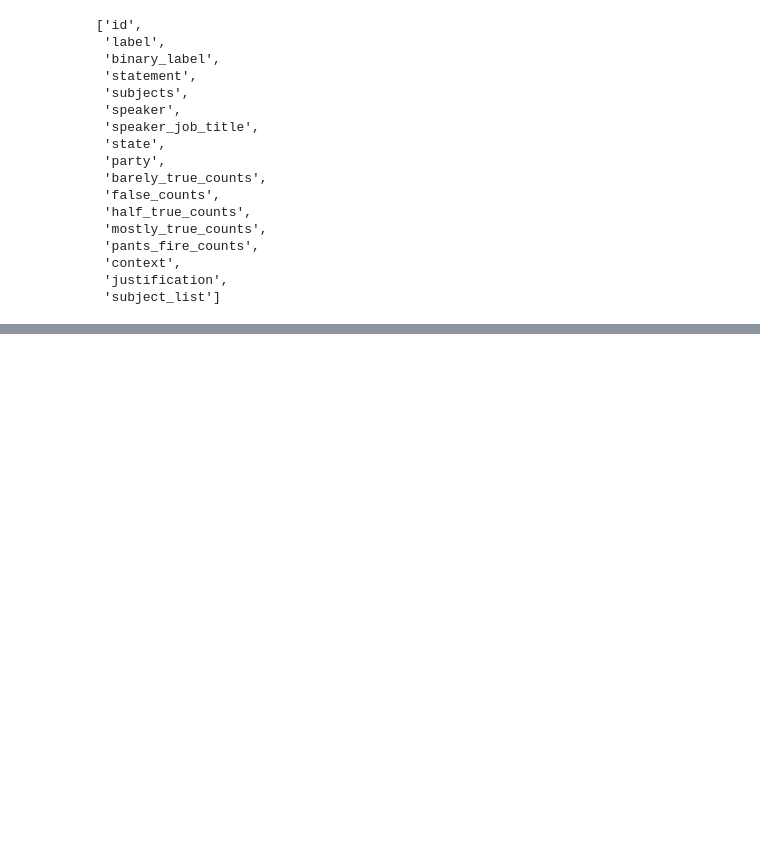
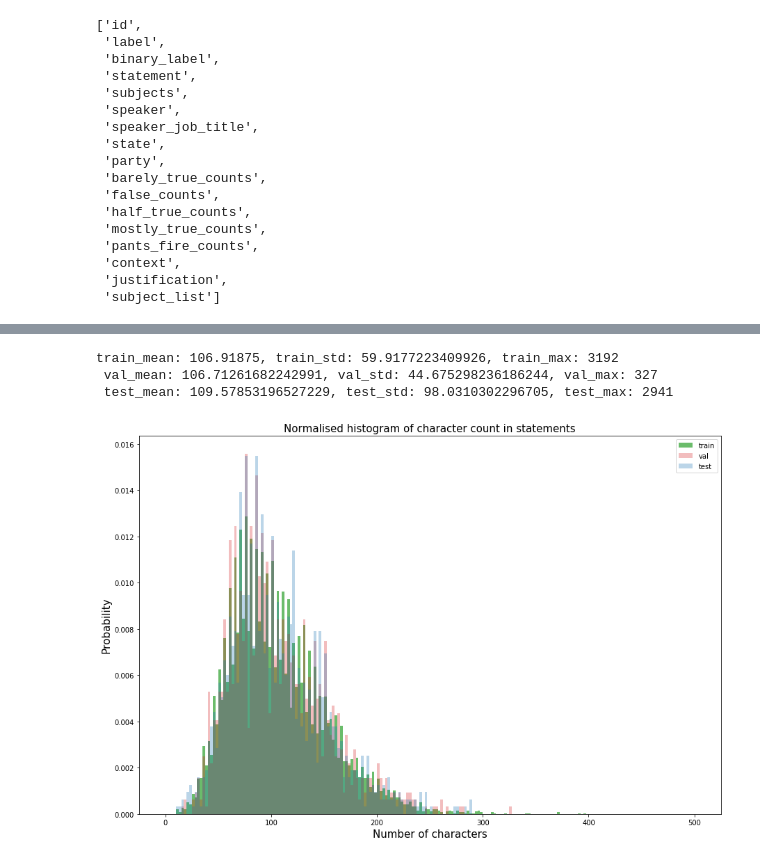
Before and after one commit to gowtham1997/Fake_News_Prediction, a Jupyter notebook: EDA_and_Data_Cleaning.ipynb, the cells around one changed output, grey strips where cells are left out. Saved outputs shown, nothing was run; the diff lists cells and outputs as text; code cells hidden in the pictures; blank space fills up the shorter version.

```diff
--- a/EDA_and_Data_Cleaning.ipynb
+++ b/EDA_and_Data_Cleaning.ipynb
@@ -643 +655,32 @@ train_df.head()
 5 rows × 23 columns
+# %%
+pal = sns.color_palette()
+
+train_statements = pd.Series(train_df['statement'].tolist()).astype(str)
+val_statements = pd.Series(val_df['statement'].tolist()).astype(str)
+test_statements = pd.Series(test_df['statement'].tolist()).astype(str)
+
+train_justifications = pd.Series(train_df['justification'].tolist()).astype(str)
+val_justifications = pd.Series(val_df['justification'].tolist()).astype(str)
+test_justifications = pd.Series(test_df['justification'].tolist()).astype(str)
+# %%
+dist_train = train_statements.apply(len)
+dist_val = val_statements.apply(len)
+dist_test = test_statements.apply(len)
+plt.figure(figsize=(15, 10))
+plt.hist(dist_train, bins=200, range=[0, 500], color=pal[2], density=True,alpha=0.7, label='train')
+plt.hist(dist_val, bins=200, range=[0, 500], color=pal[3], density=True,alpha=0.3, label='val')
+plt.hist(dist_test, bins=200, range=[0, 500], color=pal[0], density=True, alpha=0.3, label='test')
+plt.title('Normalised histogram of character count in statements', fontsize=15)
+plt.legend()
+plt.xlabel('Number of characters', fontsize=15)
+plt.ylabel('Probability', fontsize=15)
+
+print(f'train_mean: {dist_train.mean()}, train_std: {dist_train.std()}, train_max: {dist_train.max()}\n',
+      f'val_mean: {dist_val.mean()}, val_std: {dist_val.std()}, val_max: {dist_val.max()}\n',
+      f'test_mean: {dist_test.mean()}, test_std: {dist_test.std()}, test_max: {dist_test.max()}')
+# %% [output]
+train_mean: 106.91875, train_std: 59.9177223409926, train_max: 3192
+ val_mean: 106.71261682242991, val_std: 44.675298236186244, val_max: 327
+ test_mean: 109.57853196527229, test_std: 98.0310302296705, test_max: 2941
+[figure, added]
```
Also changed, not shown: parts of 17 cells of this notebook, 8 other files.
